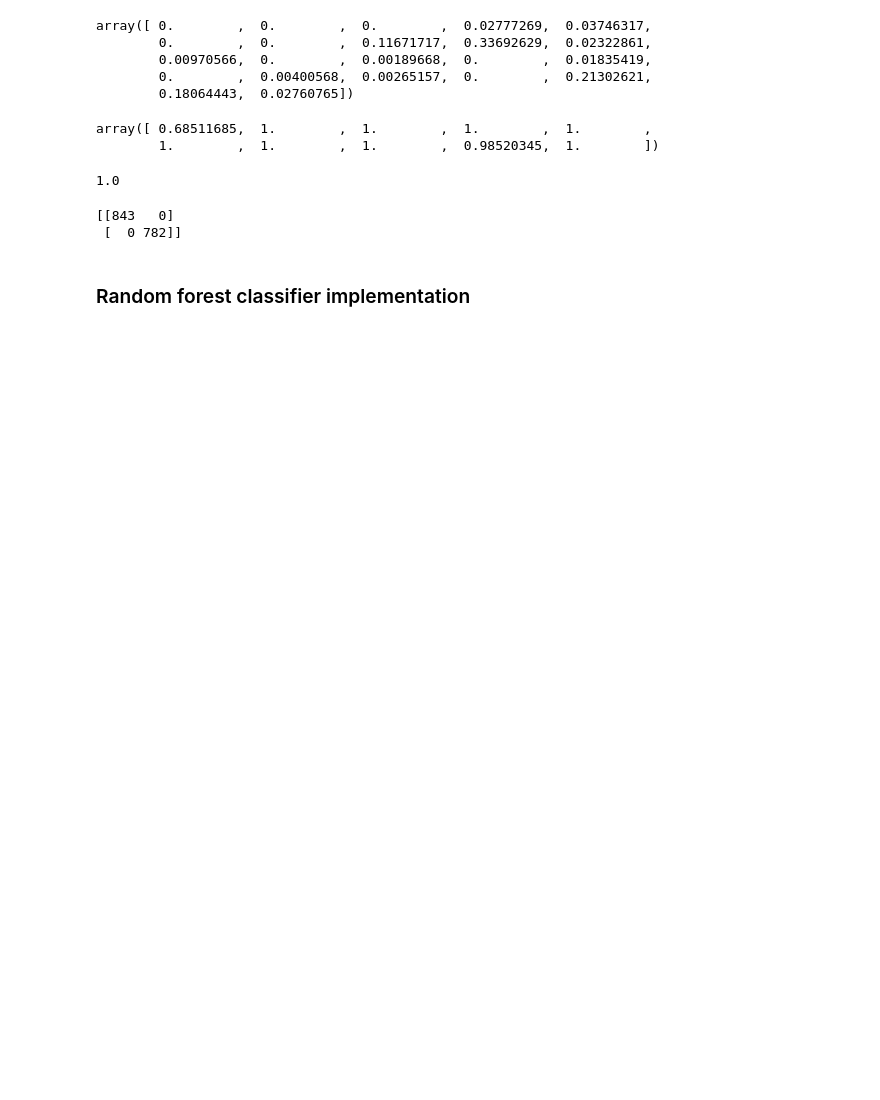
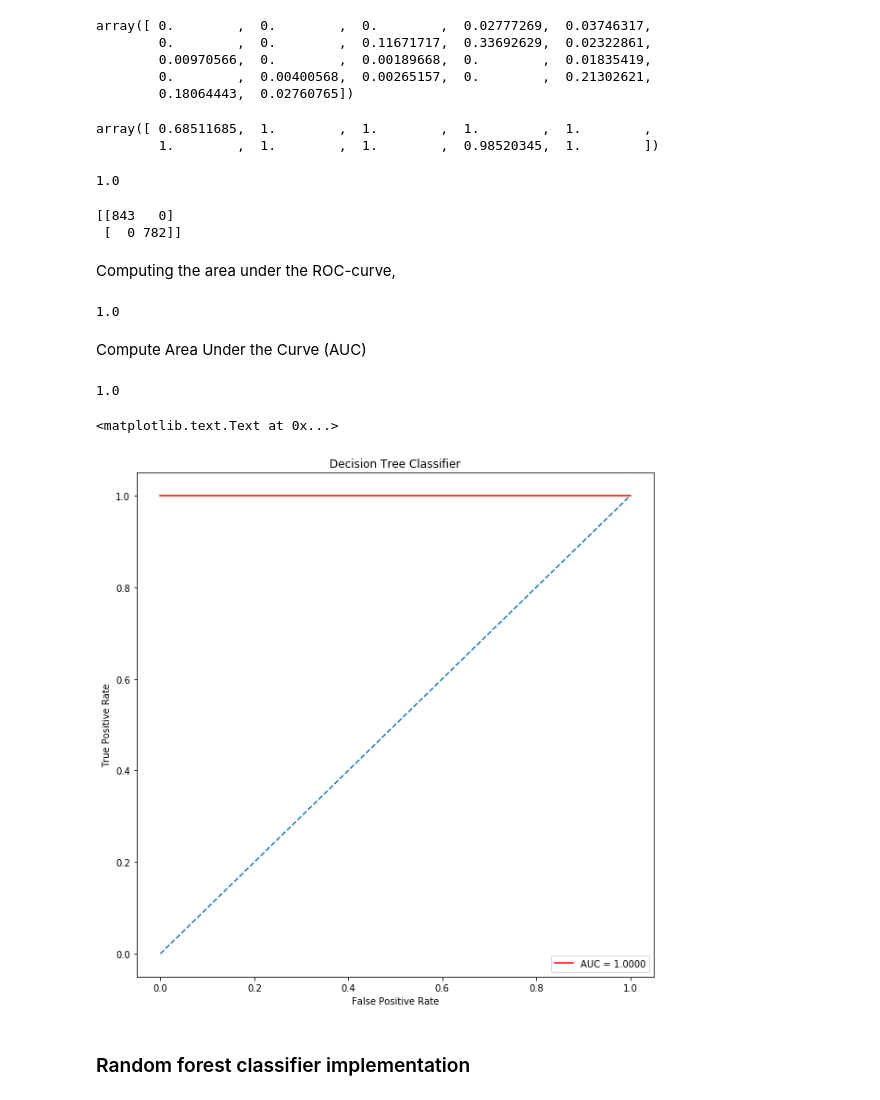
Before and after one commit to qiangwennorge/KagglePractice, a Jupyter notebook: Mushroom Classification/Mushroom.ipynb, the cells around one changed output. Drawn from its saved outputs; the diff is of its cells as text; code cells hidden in the pictures; blank space fills up the shorter version.

```diff
--- a/Mushroom Classification/Mushroom.ipynb
+++ b/Mushroom Classification/Mushroom.ipynb
@@ -199,6 +199,35 @@ print(confusion_matrix(y_test, y_pred))
 # %% [output]
 [[843   0]
  [  0 782]]
+# %% [markdown]
+Computing the area under the ROC-curve,
+# %%
+from sklearn import metrics
+
+auc_roc = metrics.roc_auc_score(y_test,y_pred)
+auc_roc
+# %% [output]
+1.0
+# %% [markdown]
+Compute Area Under the Curve (AUC)
+# %%
+false_positive_rate, true_positive_rate, thresholds = metrics.roc_curve(y_test, y_prob)
+roc_auc = metrics.auc(false_positive_rate, true_positive_rate)
+roc_auc
+# %% [output]
+1.0
+# %%
+plt.figure(figsize=(10,10))
+plt.title('Decision Tree Classifier')
+plt.plot(false_positive_rate,true_positive_rate, color='red',label = 'AUC = %0.4f' % roc_auc)
+plt.legend(loc = 'lower right')
+plt.plot([0, 1], [0, 1],linestyle='--')
+plt.axis('tight')
+plt.ylabel('True Positive Rate')
+plt.xlabel('False Positive Rate')
+# %% [output]
+<matplotlib.text.Text at 0x...>
+[figure, added]
 # %% [markdown]
 ### Random forest classifier implementation
 # %%
```
Also changed, not shown: parts of 54 cells of this notebook.
